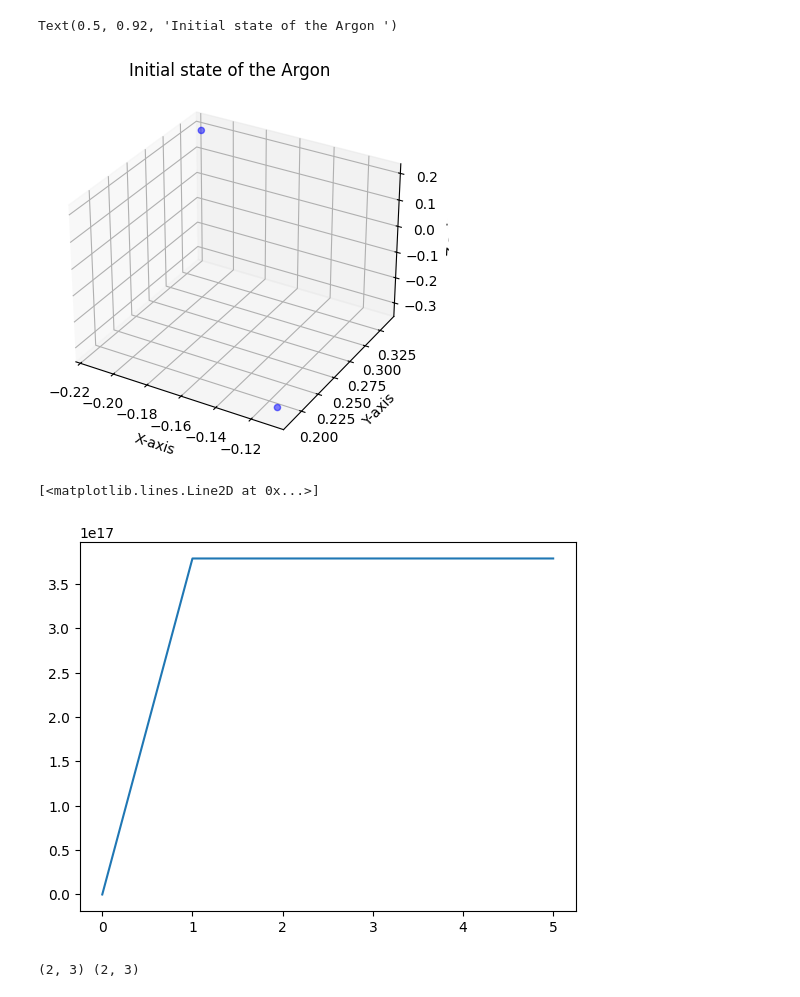
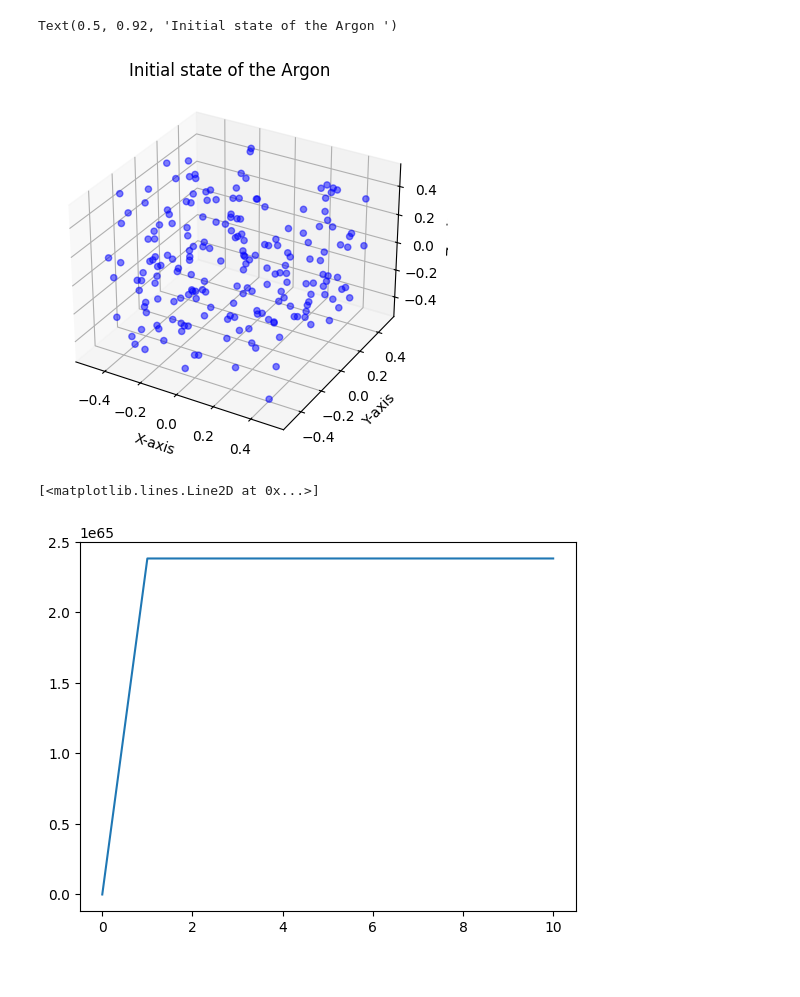
Before and after one commit to corinnawegner/Computational-physics, a Jupyter notebook: Project 3/Problem 1.ipynb, the cells around one changed output. Saved outputs shown, nothing was run; the diff lists cells and outputs as text; code cells hidden in the pictures.

```diff
--- a/Project 3/Problem 1.ipynb
+++ b/Project 3/Problem 1.ipynb
@@ -4,7 +4,7 @@ import numpy as np
 import matplotlib.pyplot as plt
 import time
 # %%
-N_0 = 2
+N_0 = 200
 h = 0.032
 m = 48
 T = 1
@@ -23,8 +23,11 @@ v_0: Initial velocities of the system particles
     v_0[i]: 1D-array with 3 values, the velocity values of the i'th particle
 """
 
+list_pbc = [[0,0,0],[L,0,0],[0,L,0],[0,0,L],[-L,0,0],[0,-L,0],[0,0,-L]]
+list_pbc = np.array(list_pbc)
+
 def f(r_i, r_j):
-    r_ij = np.sqrt(np.sum([(r_i[d]-r_j[d])**2 for d in range(2)]))
+    r_ij = np.sqrt(np.sum([np.min([(r_i[d]-r_j[d]+vec_L[d])**2 for vec_L in list_pbc]) for d in range(2)]))
     f_x = m*(r_i[0]-r_j[0])*(r_ij**(-14)+0.5*r_ij**(-8))
     f_y = m*(r_i[1]-r_j[1])*(r_ij**(-14)+0.5*r_ij**(-8))
     f_z = m*(r_i[2]-r_j[2])*(r_ij**(-14)+0.5*r_ij**(-8))
@@ -83,17 +86,12 @@ ax.set_title('Initial state of the Argon ')
 #plt.show()
 # %% [output]
 Text(0.5, 0.92, 'Initial state of the Argon ')
-[figure, old version]
+[figure, new version]
 # %%
-t_max = 5
+t_max = 10
 r_total, v_total = verlet_algorithm(r_0, v_0, t_max)
 T_total = [Temperature(v_t) for v_t in v_total]
 plt.plot(np.arange(t_max+1), T_total)
 # %% [output]
 [<matplotlib.lines.Line2D at 0x...>]
-[figure, old version]
+[figure, new version]
-# %%
-r_0p, v_0p = verlet_algorithm(r_total[-1], (-1)*v_total[-1], t_max)
-print(r_0.shape, r_0p[-1].shape)
-# %% [output]
-(2, 3) (2, 3)
```
Also changed, not shown: parts of 2 cells of this notebook.
